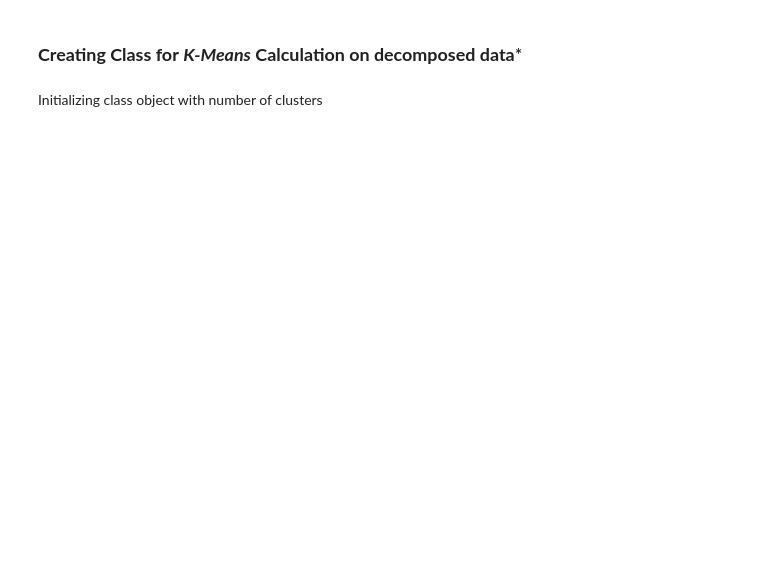
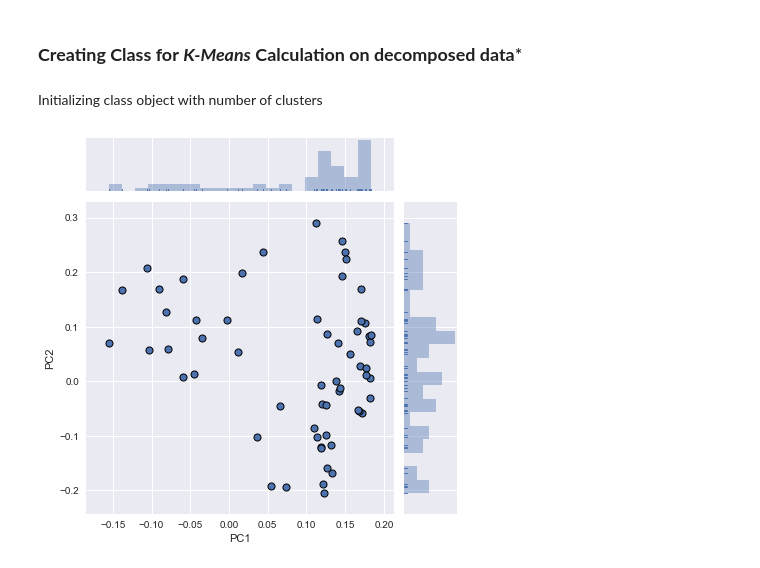
Before and after one commit to istewar1/Research, a Jupyter notebook: COSC 528/Project 2/Project2_notebook.ipynb, the cells around one changed output. Cells and saved outputs as stored; diff of their text form; code cells hidden in the pictures; blank space fills up the shorter version.

```diff
--- a/COSC 528/Project 2/Project2_notebook.ipynb
+++ b/COSC 528/Project 2/Project2_notebook.ipynb
@@ -212,7 +228,7 @@ class K_means:
         a.clusters     # values in clusters
     '''
 
-    def __init__(self,k=3,tol=0.0001,max_iter=int(2e3)):
+    def __init__(self,k=3,tol=0.001,max_iter=1000):
         '''
         @param k:         {int}   number of clusters
         @param tol:       {float} convergence tolerance to stop iterations
@@ -238,37 +254,43 @@ class K_means:
         '''
         # Initializing centroids
         self.centroids = {}
+        self.centroids_converged = {}
+
         for i in range(self.k):
-            self.centroids[i] = data[i]
+            self.centroids[i] = data[i]      # Initial centroid guess
 
-        # Iterate of Data
+        # Iterate Data
         for i in range(self.max_iter):
             self.clusters = {}
-            for i in range(self.k):
-                self.clusters[i] = []
+
+            for j in range(self.k):
+                self.clusters[j] = []
 
             # Calculating distance and choosing nearest class centroid
             for features in data:
                 distances = [np.linalg.norm(features - self.centroids[centroid]) for centroid in self.centroids]
-                classification = distances.index(min(distances))
-                self.clusters[classification].append(features)
+                classification = distances.index(min(distances)) # calc. minimum distance to centroids
+                self.clusters[classification].append(features)   # choose closest centroid for feature
 
-            old_values = dict(self.centroids) # Storing values for later convergence testing
+            old_values = dict(self.centroids) # Storing values for convergence testing
 
             for classification in self.clusters:
                 self.centroids[classification] = np.average(self.clusters[classification], axis = 0)
 
             converged = True # boolean check value for convergence
 
+            counter = 0
             for centroid in self.centroids:
 
                 # Checking if difference between centroids meet defined tolerance value
-                if np.sum((self.centroids[centroid]-old_values[centroid])/old_values[centroid]*100.)>self.tol:
+                if np.sum((self.centroids[centroid]-old_values[centroid])/old_values[centroid]*100.0)>self.tol:
                     converged = False
-
+                else:
+                    self.centroids_converged = i
+                counter+=1
 
             # If centroid calc. converged==True --> break loop
-                if converged:
-                    break
+            if converged:
+                break
 # %% [markdown]
 Initializing class object with number of clusters
@@ -276,0 +299,16 @@ kmeans = K_means(3)
+# %%
+kmeans = K_means(i)
+kmeans.main(V)
+x=[];y=[]
+for classification in kmeans.clusters:
+    for features in kmeans.clusters[classification]:
+        x.append(features[0]);y.append(features[1])
+data = pd.DataFrame({
+    'PC1': np.array(x),
+    'PC2': np.array(y),
+})
+h = sns.jointplot(x='PC1', y='PC2', data=data,\
+                   marginal_kws=dict(bins=20, rug=True),\
+                   s=50, edgecolor="k", linewidth=1).ax_joint.legend_.remove()
+# %% [output]
+[figure, added]
```
Also changed, not shown: parts of 20 cells of this notebook.
